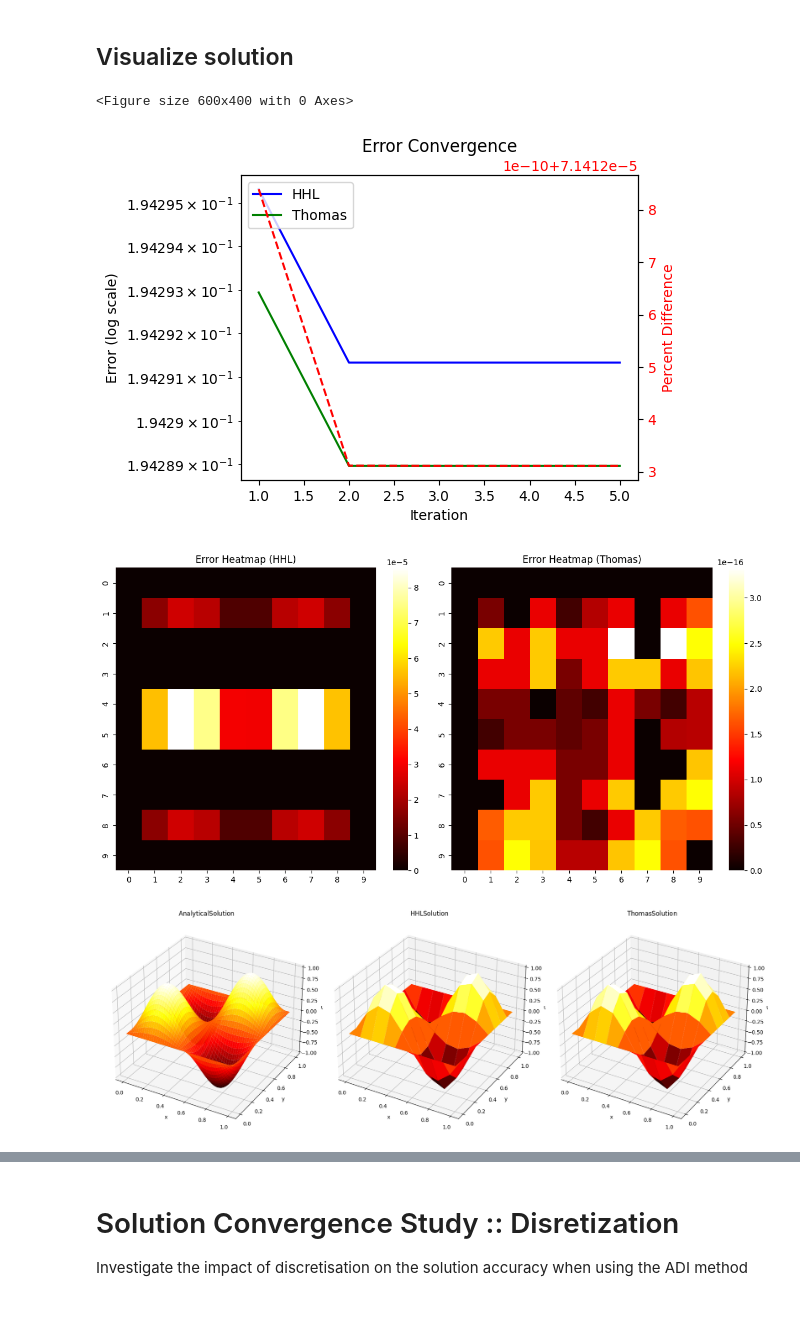
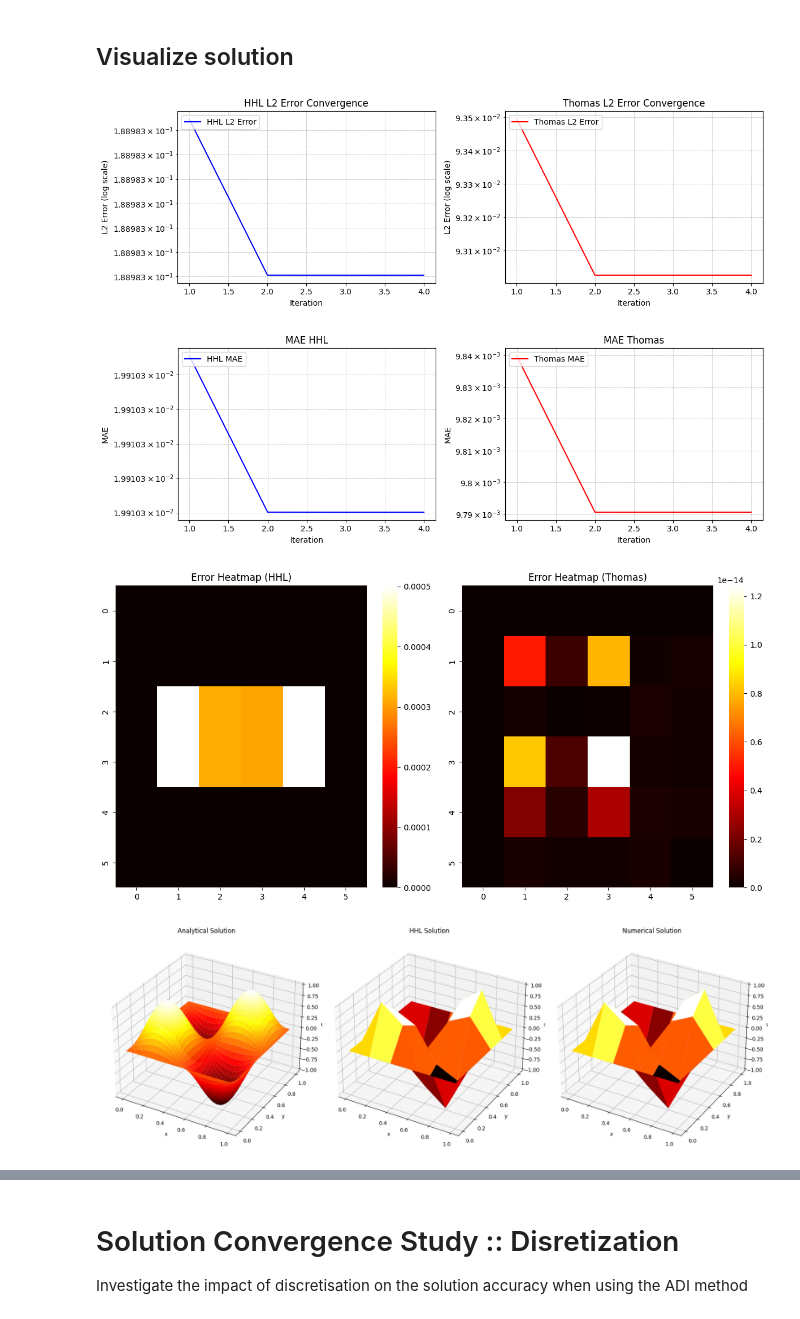
Before and after one commit to richard7990/quantum_linear_solvers, a Jupyter notebook: Helmholtz_2D_implementation.ipynb, the cells around one changed output, grey strips where cells are left out. Cells and saved outputs as stored; diff of their text form; code cells hidden in the pictures.

Commit message:
not working after convergence

```diff
--- a/Helmholtz_2D_implementation.ipynb
+++ b/Helmholtz_2D_implementation.ipynb
@@ -1395,8 +1380,8 @@ from matplotlib.pylab import normal
 from linear_solvers import hhl
 
 
-max_iter = 5
-num_shots = None
+max_iter = 4
+num_shots = 1000 * N
 shift = 2 * np.cos(np.pi / N)
 eps_tol = 0.01
 
@@ -1708,24 +1693,52 @@ error_tom_grid = np.abs(u_tom_padded - u_analytical_resampled)
 
 ####################################### Final solution #########################################################################
 # plot the iteration wise errors
-plt.figure(figsize=(6, 4))
-fig, ax1 = plt.subplots(figsize=(6, 4))
-# Plot errors on the primary y-axis
-ax1.plot(range(1, len(errors) + 1), [err[0] for err in errors], label='HHL', color='b')
-ax1.plot(range(1, len(errors) + 1), [err[1] for err in errors], label='Thomas', color='g')
-ax1.set_yscale('log')
-ax1.set_xlabel('Iteration')
-ax1.set_ylabel('Error (log scale)', color='k')
-ax1.tick_params(axis='y', labelcolor='k')
-ax1.set_title('Error Convergence')
-ax1.legend(loc='upper left')
+# Plot HHL and Thomas error convergence side by side
+fig, axs = plt.subplots(1, 2, figsize=(12, 4))
 
-# Create a twin y-axis for percent difference
-ax2 = ax1.twinx()
-ax2.plot(range(1, len(pct_diff) + 1), [np.mean(diff) for diff in pct_diff], label='Pct Diff to Thomas', color='r', linestyle='--')
-ax2.set_ylabel('Percent Difference', color='r')
-ax2.tick_params(axis='y', labelcolor='r')
-fig.tight_layout()
+# HHL L2 error convergence
+axs[0].plot(range(1, len(errors) + 1), [err[0][0] for err in errors], label='HHL L2 Error', color='b')
+axs[0].set_yscale('log')
+axs[0].set_xlabel('Iteration')
+axs[0].set_ylabel('L2 Error (log scale)')
+axs[0].grid(True, which='both', linestyle='--', linewidth=0.5)
+axs[0].set_title('HHL L2 Error Convergence')
+axs[0].legend(loc='upper left')
+
+# Thomas L2 error convergence
+axs[1].plot(range(1, len(errors) + 1), [err[1][0] for err in errors], label='Thomas L2 Error', color='r')
+axs[1].set_yscale('log')
+axs[1].set_xlabel('Iteration')
+axs[1].grid(True, which='both', linestyle='--', linewidth=0.5)
+axs[1].set_ylabel('L2 Error (log scale)')
+axs[1].set_title('Thomas L2 Error Convergence')
+axs[1].legend(loc='upper left')
+
+plt.tight_layout()
+plt.show()
+
+# subplot of the pct different to the analytical solution
+fig, axs = plt.subplots(1, 2, figsize=(12, 4))
+
+# HHL L2 error convergence
+axs[0].plot(range(1, len(errors) + 1), [err[0][1] for err in errors], label='HHL MAE', color='b')
+axs[0].set_xlabel('Iteration')
+axs[0].set_ylabel('MAE')
+axs[0].set_title('MAE HHL')
+axs[0].set_yscale('log')
+axs[0].grid(True, which='both', linestyle='--', linewidth=0.5)
+axs[0].legend(loc='upper left')
+
+# Thomas L2 error convergence
+axs[1].plot(range(1, len(errors) + 1), [err[1][1] for err in errors], label='Thomas MAE', color='r')
+axs[1].set_xlabel('Iteration')
+axs[1].set_yscale('log')
+axs[1].grid(True, which='both', linestyle='--', linewidth=0.5)
+axs[1].set_ylabel('MAE')
+axs[1].set_title('MAE Thomas')
+axs[1].legend(loc='upper left')
+
+plt.tight_layout()
 plt.show()
 
 # subplots of the erros heatmap
@@ -1789,34 +1802,34 @@ fig = plt.figure(figsize=(6, 6))
 ax = fig.add_subplot(111, projection='3d')
 ax.plot_surface(x, y, u_tom_padded, cmap='hot')
 ax.set_xlabel('x')
 ax.set_ylabel('y')
 ax.set_zlabel('u')
 plt.tight_layout()
 plt.savefig('figures/2D/2D-validation-numerical_solution_padded.png')
 plt.close(fig)
 
 # plot the contour plot of the computed solution side by side using the padded computed solution
 fig, axs = plt.subplots(1, 3, figsize=(18, 6))
 # Analytical solution heatmap
 sns.heatmap(u_analytical, cmap='hot', ax=axs[0], cbar=True)
 axs[0].set_title('Analytical Solution')
 axs[0].set_xlabel('x')
 axs[0].set_ylabel('y')
 # HHL computed solution (padded) heatmap
 sns.heatmap(u_hhl_padded, cmap='hot', ax=axs[1], cbar=True)
 axs[1].set_title('HHL Solution')
 axs[1].set_xlabel('x')
 axs[1].set_ylabel('y')
 # Numerical computed solution (padded) heatmap
 sns.heatmap(u_tom_padded, cmap='hot', ax=axs[2], cbar=True)
 axs[2].set_title('Numerical Solution')
 axs[2].set_xlabel('x')
 axs[2].set_ylabel('y')
 plt.tight_layout()
 plt.savefig('figures/2D/2D-validation-contour-sidebyside.png')
 plt.close(fig)
 # %% [output]
-<Figure size 600x400 with 0 Axes>
-[figure, old version]
+[figure, new version]
-[figure, old version]
+[figure, new version]
-[figure, old version]
+[figure, new version]
+[figure, added]
```
Also changed, not shown: parts of 5 cells of this notebook, 9 other files.
